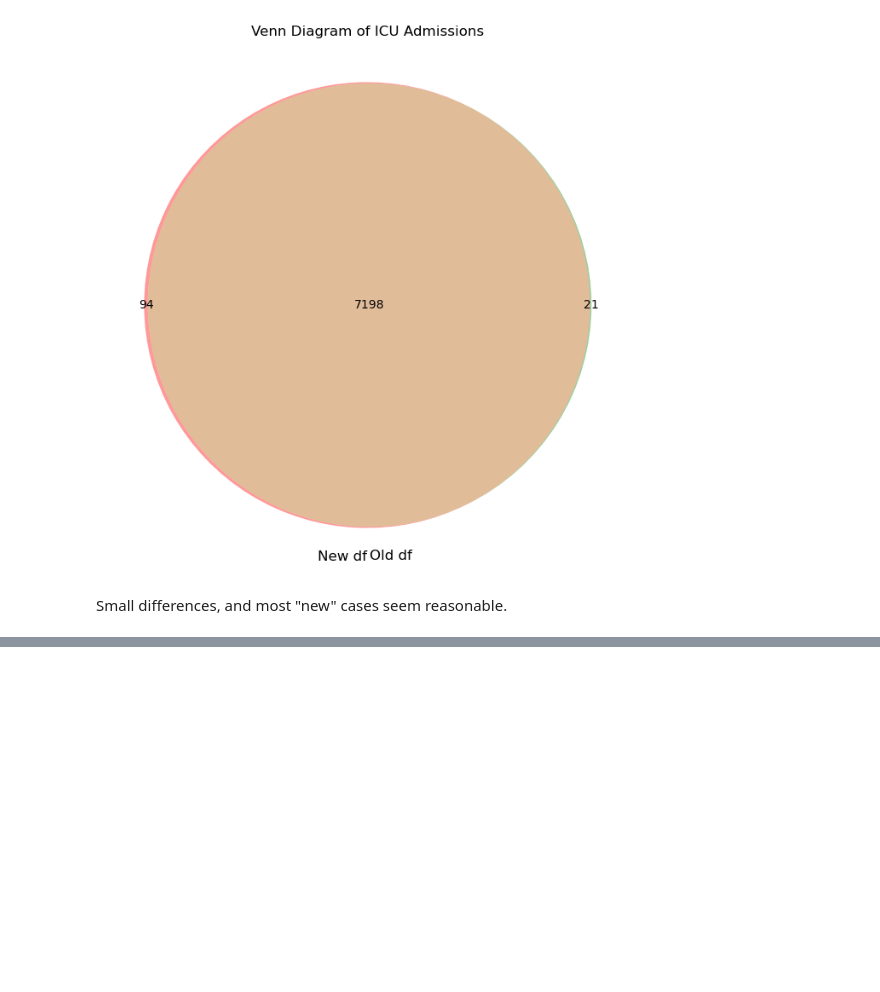
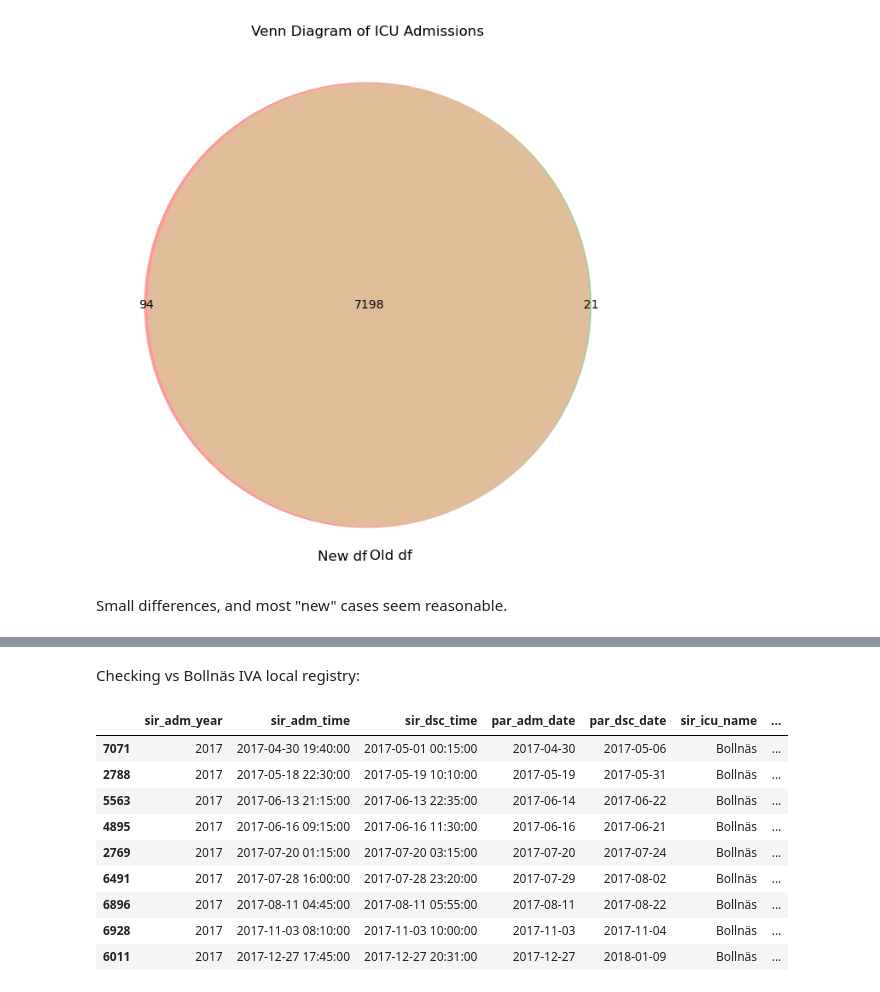
Before and after one commit to johol355/neuro-ascertainment, a Jupyter notebook: candidate-queries/transferred-nsicu-cohort/transferred-cohort.ipynb, the cells around one changed output, grey strips where cells are left out. Cells and saved outputs as stored; diff of their text form; code cells hidden in the pictures; blank space fills up the shorter version.

```diff
--- a/candidate-queries/transferred-nsicu-cohort/transferred-cohort.ipynb
+++ b/candidate-queries/transferred-nsicu-cohort/transferred-cohort.ipynb
@@ -245,3 +245,18 @@ exclusive_new[['LopNr', 'sir_adm_time', 'sir_dsc_time', 'par_adm_date', 'par_dsc
 | 2748 | 24377.0 | 2012-07-11 02:00:00 | 2012-07-11 04:50:00 | 2012-07-11 | 2012-07-11 | IVA Hudiksvall | Akademiska sjukhuset | ... |
 | 2777 | 24663.0 | 2018-12-26 20:10:00 | 2018-12-26 22:00:00 | 2018-12-27 | 2019-01-18 | Piteå | Norrlands universitetssjukhus | ... |
 | 3025 | 26543.0 | 2020-02-12 00:37:00 | 2020-02-12 06:12:00 | 2020-02-12 | 2020-02-24 | Skellefteå | Norrlands universitetssjukhus | ... |
+# %% [markdown]
+Checking vs Bollnäs IVA local registry:
+# %%
+DESC_pruned[['sir_adm_year','sir_adm_time', 'sir_dsc_time', 'par_adm_date', 'par_dsc_date', 'sir_icu_name', 'par_tertiary_center', 'DX_GROUP', 'any_AMV', 'd30']].query("sir_icu_name == 'Bollnäs'").query("sir_adm_year == 2017").sort_values(by='sir_adm_time')
+# %% [output]
+|  | sir_adm_year | sir_adm_time | sir_dsc_time | par_adm_date | par_dsc_date | sir_icu_name | ... |
+| 7071 | 2017 | 2017-04-30 19:40:00 | 2017-05-01 00:15:00 | 2017-04-30 | 2017-05-06 | Bollnäs | ... |
+| 2788 | 2017 | 2017-05-18 22:30:00 | 2017-05-19 10:10:00 | 2017-05-19 | 2017-05-31 | Bollnäs | ... |
+| 5563 | 2017 | 2017-06-13 21:15:00 | 2017-06-13 22:35:00 | 2017-06-14 | 2017-06-22 | Bollnäs | ... |
+| 4895 | 2017 | 2017-06-16 09:15:00 | 2017-06-16 11:30:00 | 2017-06-16 | 2017-06-21 | Bollnäs | ... |
+| 2769 | 2017 | 2017-07-20 01:15:00 | 2017-07-20 03:15:00 | 2017-07-20 | 2017-07-24 | Bollnäs | ... |
+| 6491 | 2017 | 2017-07-28 16:00:00 | 2017-07-28 23:20:00 | 2017-07-29 | 2017-08-02 | Bollnäs | ... |
+| 6896 | 2017 | 2017-08-11 04:45:00 | 2017-08-11 05:55:00 | 2017-08-11 | 2017-08-22 | Bollnäs | ... |
+| 6928 | 2017 | 2017-11-03 08:10:00 | 2017-11-03 10:00:00 | 2017-11-03 | 2017-11-04 | Bollnäs | ... |
+| 6011 | 2017 | 2017-12-27 17:45:00 | 2017-12-27 20:31:00 | 2017-12-27 | 2018-01-09 | Bollnäs | ... |
```
Also changed, not shown: parts of 1 cell of this notebook.
